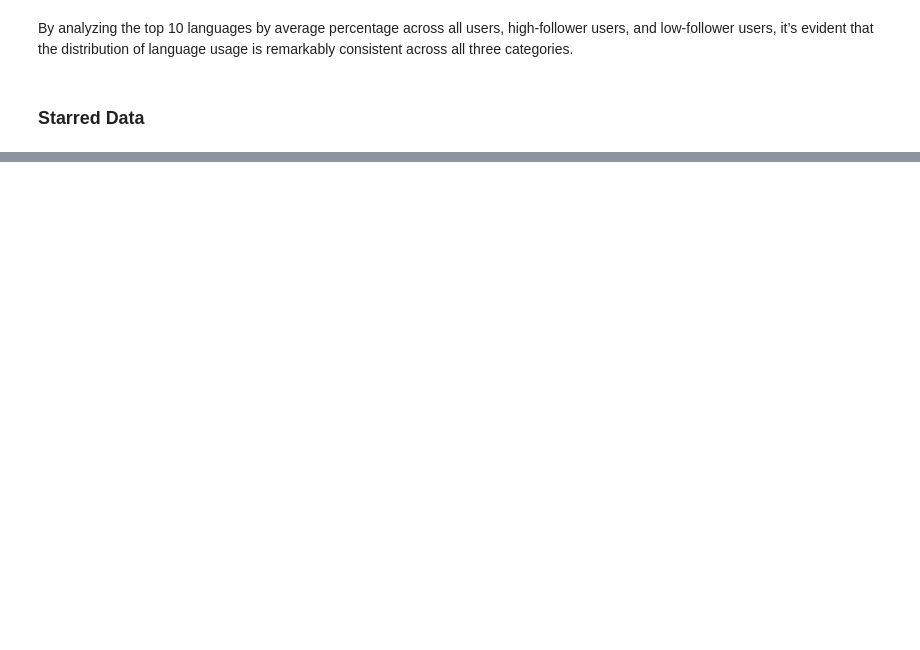
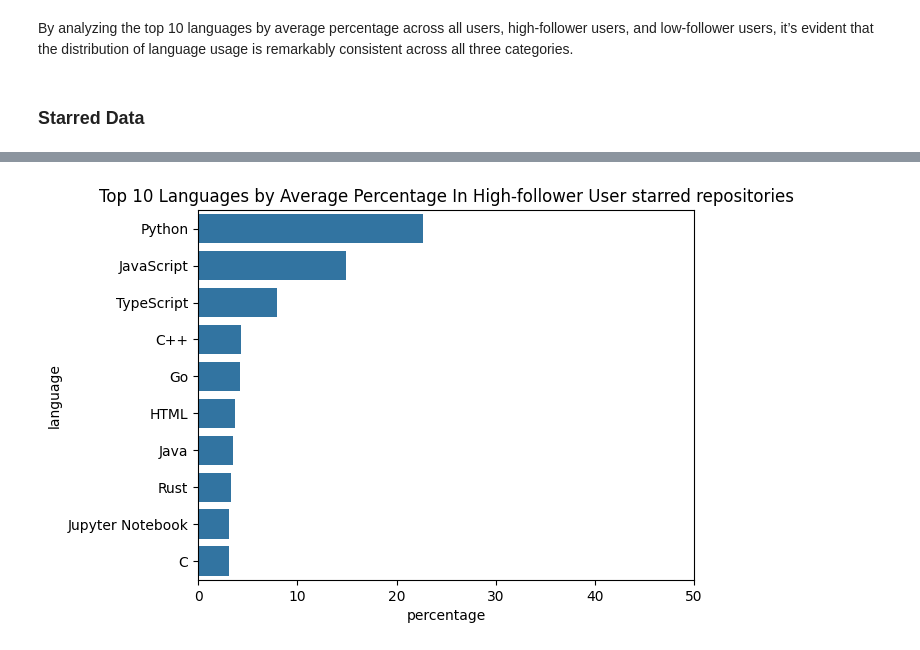
Before and after one commit to kritserv/analyze-how-python-developer-use-github, a Jupyter notebook: data_analysis.ipynb, the cells around one changed output, grey strips where cells are left out. Saved outputs shown, nothing was run; the diff lists cells and outputs as text; code cells hidden in the pictures; blank space fills up the shorter version.

```diff
--- a/data_analysis.ipynb
+++ b/data_analysis.ipynb
@@ -445,0 +450,4 @@ starred_data.head()
+# %%
+PlotTop10LanguagePercentage(high_follower_starred_data, title = 'Top 10 Languages by Average Percentage In High-follower User starred repositories', xlim=50)
+# %% [output]
+[figure, added]
```
Also changed, not shown: parts of 28 cells of this notebook.
